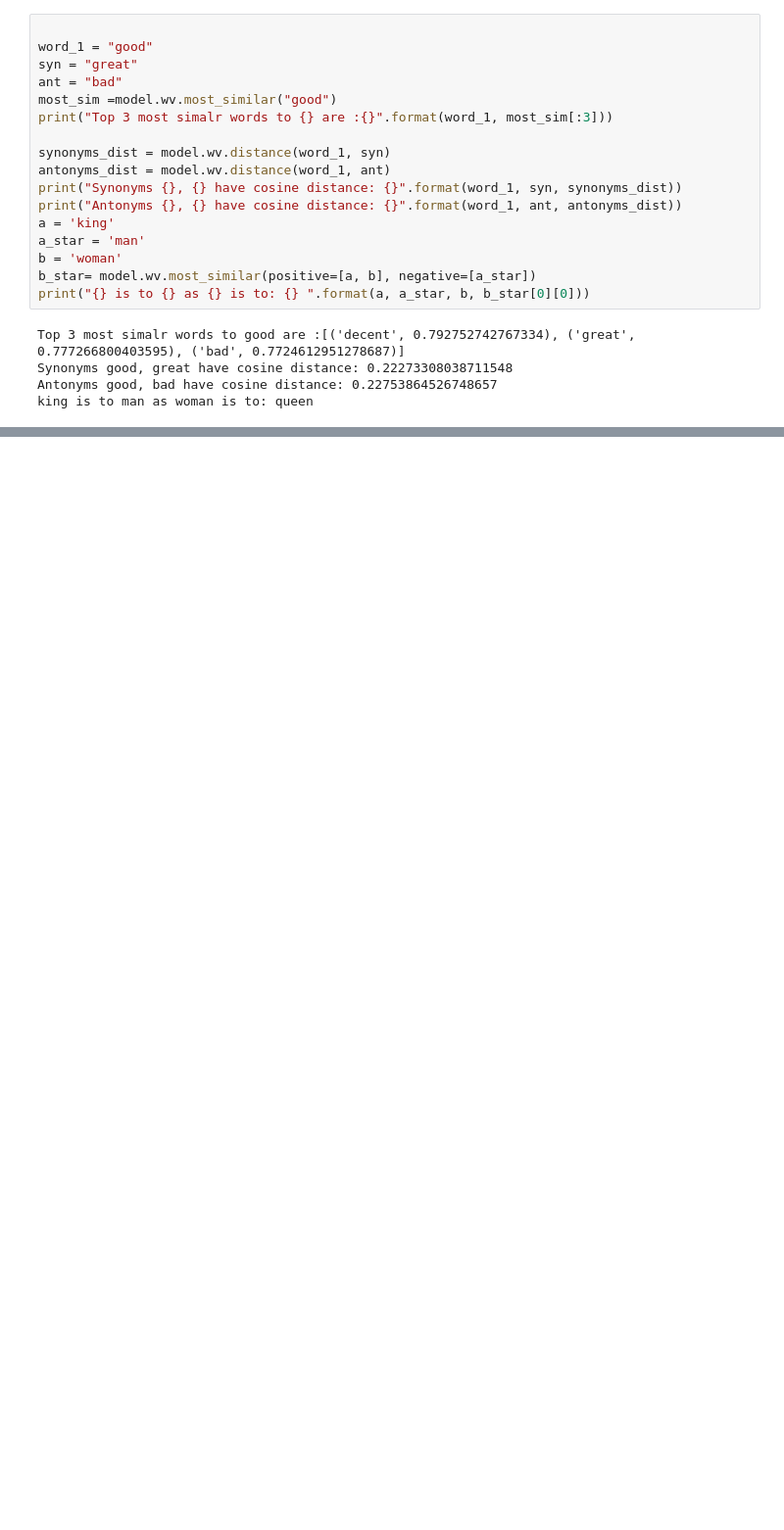
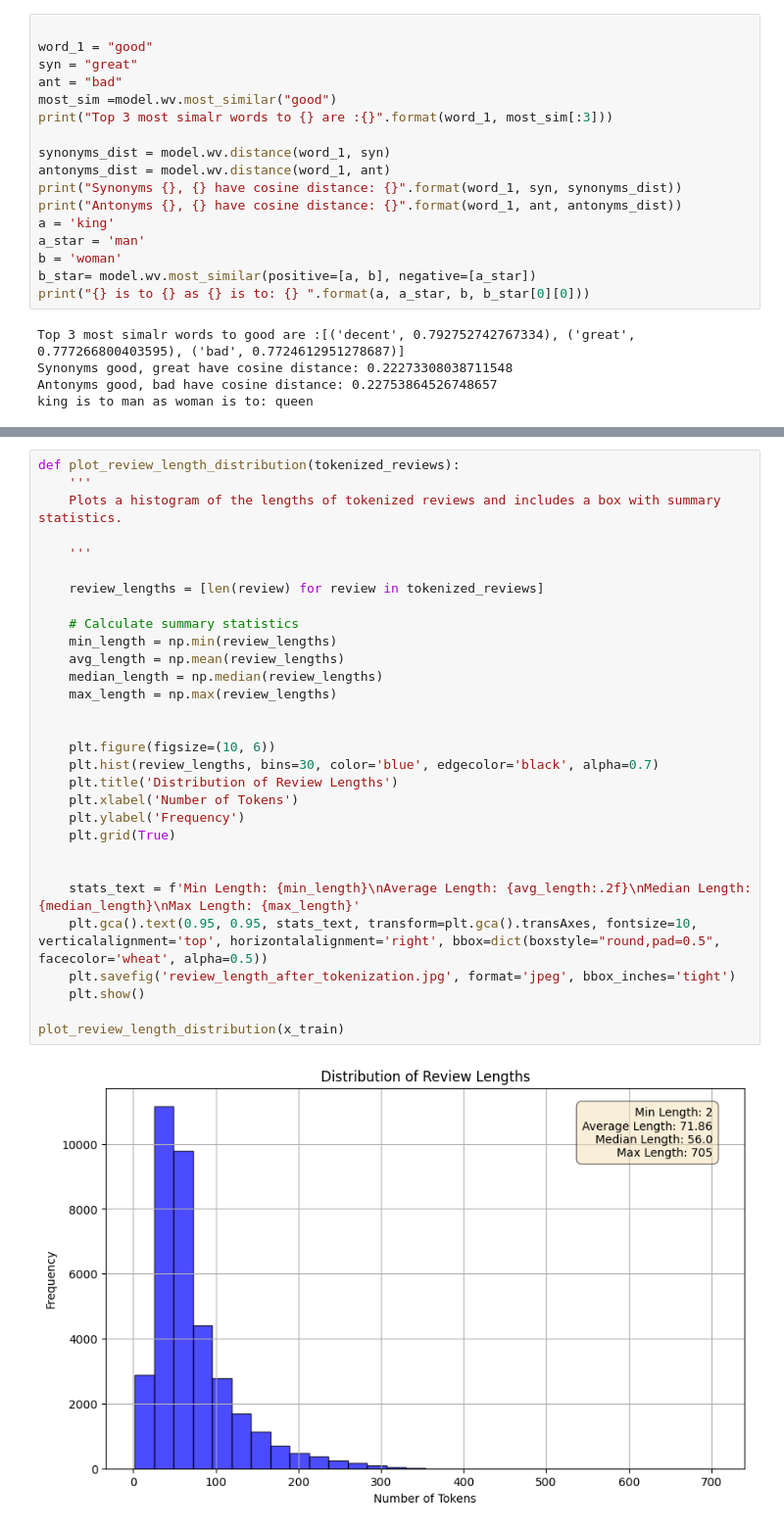
Before and after one commit to doroteaMonaco/RAG_Books, a Jupyter notebook: Building AI Agents with LLMs, RAGs and Knowledge Graphs/Ch1/Chapter 1.ipynb, the cells around one changed output, grey strips where cells are left out. Shown at 98% size. Saved outputs shown, nothing was run; the diff lists cells and outputs as text; blank space fills up the shorter version.

```diff
--- a/Building AI Agents with LLMs, RAGs and Knowledge Graphs/Ch1/Chapter 1.ipynb
+++ b/Building AI Agents with LLMs, RAGs and Knowledge Graphs/Ch1/Chapter 1.ipynb
@@ -601,0 +901,32 @@ king is to man as woman is to: queen
+# %%
+def plot_review_length_distribution(tokenized_reviews):
+    '''
+    Plots a histogram of the lengths of tokenized reviews and includes a box with summary statistics.
+
+    '''
+
+    review_lengths = [len(review) for review in tokenized_reviews]
+
+    # Calculate summary statistics
+    min_length = np.min(review_lengths)
+    avg_length = np.mean(review_lengths)
+    median_length = np.median(review_lengths)
+    max_length = np.max(review_lengths)
+
+
+    plt.figure(figsize=(10, 6))
+    plt.hist(review_lengths, bins=30, color='blue', edgecolor='black', alpha=0.7)
+    plt.title('Distribution of Review Lengths')
+    plt.xlabel('Number of Tokens')
+    plt.ylabel('Frequency')
+    plt.grid(True)
+
+
+    stats_text = f'Min Length: {min_length}\nAverage Length: {avg_length:.2f}\nMedian Length: {median_length}\nMax Length: {max_length}'
+    plt.gca().text(0.95, 0.95, stats_text, transform=plt.gca().transAxes, fontsize=10, verticalalignment='top', horizontalalignment='right', bbox=dict(boxstyle="round,pad=0.5", facecolor='wheat', alpha=0.5))
+    plt.savefig('review_length_after_tokenization.jpg', format='jpeg', bbox_inches='tight')
+    plt.show()
+
+plot_review_length_distribution(x_train)
+# %% [output]
+[figure, added]
```
Also changed, not shown: parts of 20 cells of this notebook, 6 other files.
